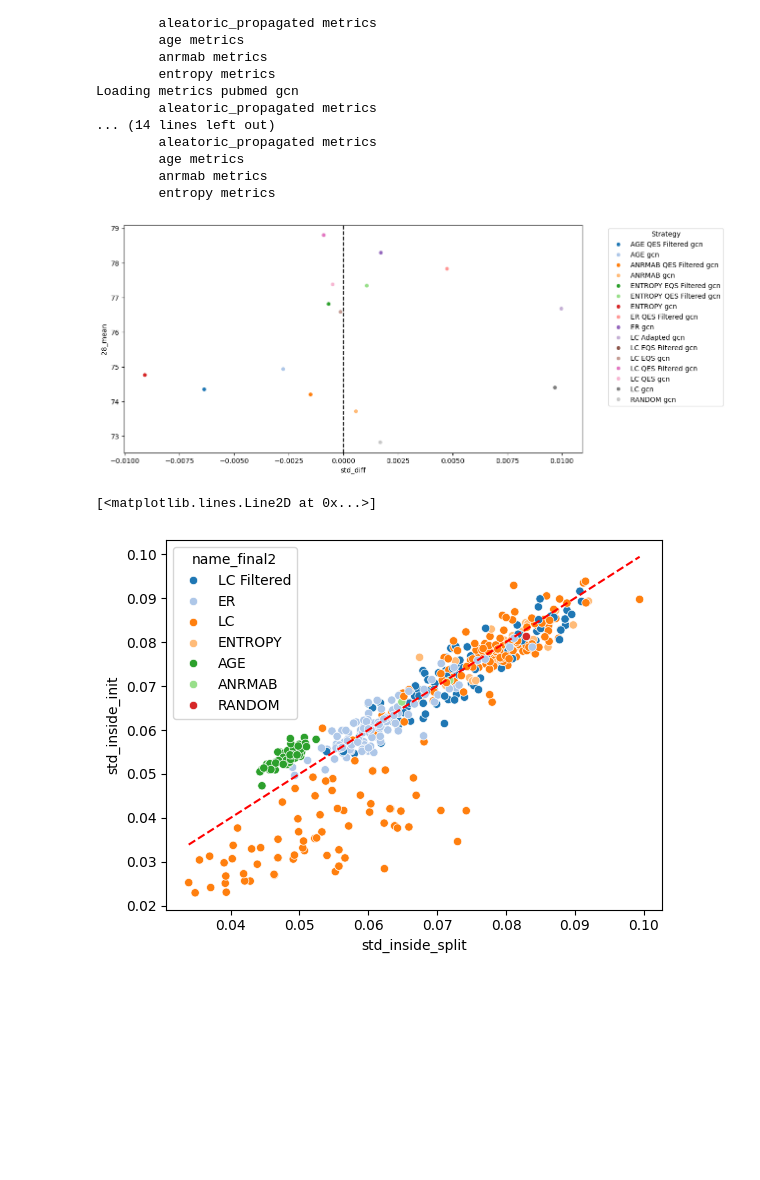
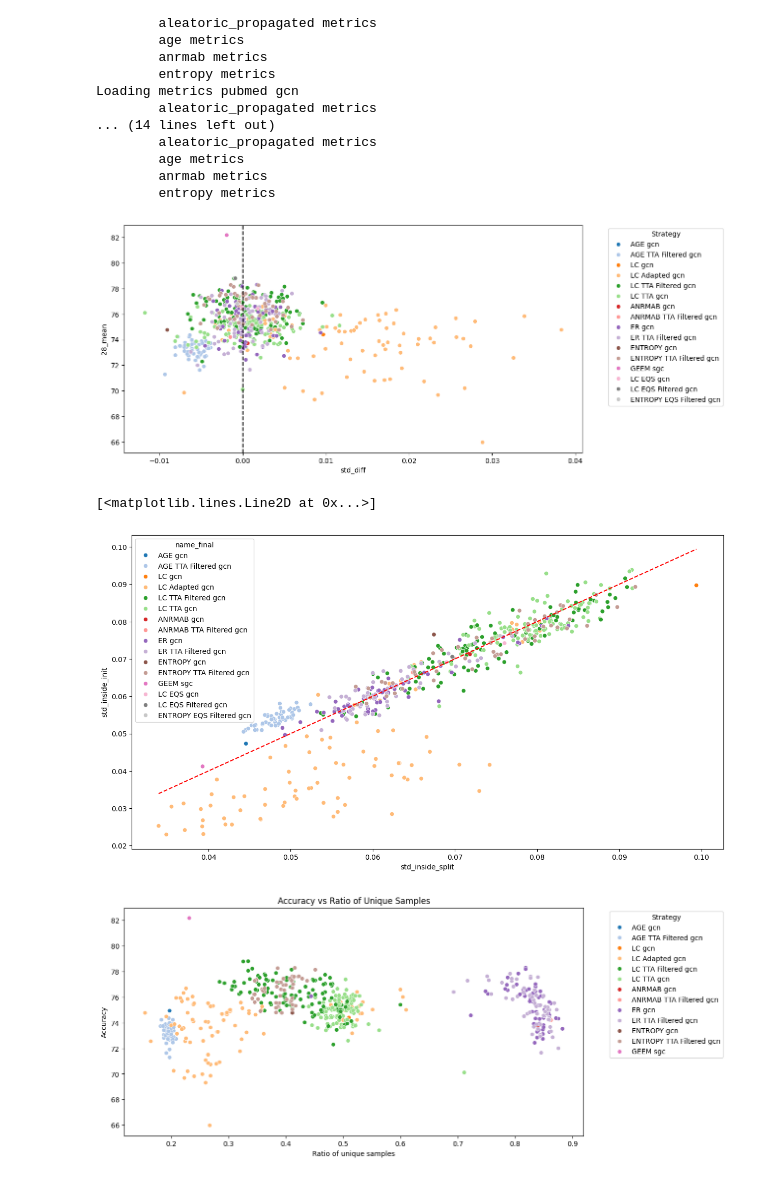
Before and after one commit to drigba/uq-for-al-on-graphs, a Jupyter notebook: notebooks/plot_indexes.ipynb, the cells around one changed output. Cells and saved outputs as stored; diff of their text form; code cells hidden in the pictures; blank space fills up the shorter version.

```diff
--- a/notebooks/plot_indexes.ipynb
+++ b/notebooks/plot_indexes.ipynb
@@ -82,7 +82,7 @@ for d_m_key in [("cora_ml", "sgc"), ("cora_ml", "gcn")]:
     df_tmp["max_acquired"] = [i[1].max().item() for i in l]
     df_tmp["max_acquired_index"] = [i[1].argmax().item() for i in l]
     df_tmp["strategy"] = [i.split("_")[0] for i in df_tmp.index]
-    df_tmp["tta"] = ["QES" if ("probs" in i) or ("logits" in i) or ("latent" in i)  else "EQS" if "tta" in i else "NO" for i in df_tmp.index]
+    df_tmp["tta"] = ["TTA" if ("probs" in i) or ("logits" in i) or ("latent" in i)  else "EQS" if "tta" in i else "NO" for i in df_tmp.index]
     df_tmp["filter"] = [True if "_filter" in i else False for i in df_tmp.index]
     if len(df_tmp.loc[(df_tmp["tta"] == "EQS"), "strategy"]) > 0:
         df_tmp.loc[(df_tmp["tta"] == "EQS"), "strategy"] = [x.split("_")[4] for x in df_tmp.loc[(df_tmp["tta"] == "EQS")].index]
@@ -98,6 +98,8 @@ for d_m_key in [("cora_ml", "sgc"), ("cora_ml", "gcn")]:
     df_combined.append(df_tmp)
 
 big_cora_df = pd.concat(df_combined)
+# %%
+big_cora_df["num_diff"] = big_cora_df["num_acquired_by_init"] - big_cora_df["num_acquired_by_split"]
 # %%
 def init_split_std(accuracy_array):
     bins = np.array(np.array_split(accuracy_array, len(accuracy_array) // 5))
@@ -109,32 +111,56 @@ def init_split_std(accuracy_array):
     mean_diff = np.mean(diff)
     return mean_diff, np.std(diff),np.mean(std_inside_split), np.mean(std_inside_init),diff
 # %%
-gcn_cora_df = big_cora_df.loc[big_cora_df["model"] == "gcn"].copy()
+gcn_cora_df = big_cora_df.loc[(big_cora_df["model"] == "gcn")].copy()
+geem = big_cora_df.loc[(big_cora_df["strategy"] == "GEEM")].copy()
 
 gcn_cora_df["std_diff"] = [init_split_std(all_metrics[("cora_ml", "gcn")]["_".join(x.split("_")[:-1])][3]["accuracy/test"])[0] for x in gcn_cora_df.index]
+geem["std_diff"] = [init_split_std(all_metrics[("cora_ml", "sgc")]["_".join(x.split("_")[:-1])][3]["accuracy/test"])[0] for x in geem.index]
 
 gcn_cora_df["std_inside_split"] = [init_split_std(all_metrics[("cora_ml", "gcn")]["_".join(x.split("_")[:-1])][3]["accuracy/test"])[2] for x in gcn_cora_df.index]
 gcn_cora_df["std_inside_init"] = [init_split_std(all_metrics[("cora_ml", "gcn")]["_".join(x.split("_")[:-1])][3]["accuracy/test"])[3] for x in gcn_cora_df.index]
+
+geem["std_inside_split"] = [init_split_std(all_metrics[("cora_ml", "sgc")]["_".join(x.split("_")[:-1])][3]["accuracy/test"])[2] for x in geem.index]
+geem["std_inside_init"] = [init_split_std(all_metrics[("cora_ml", "sgc")]["_".join(x.split("_")[:-1])][3]["accuracy/test"])[3] for x in geem.index]
+
+gcn_cora_df = pd.concat([gcn_cora_df, geem], axis=0)
+gcn_cora_df.sort_index(inplace=True)
 # %%
 highest_28_mean = gcn_cora_df.loc[gcn_cora_df.groupby("name_final")["28_mean"].idxmax()]
 # %%
 plt.figure(figsize=(12,6))
 # to_plot = pd.concat([gcn_cora_df[gcn_cora_df.index.str.contains("None")], highest_28_mean], axis=0)
-to_plot = highest_28_mean
+# to_plot = highest_28_mean
+to_plot = gcn_cora_df
 sns.scatterplot(data=to_plot, x="std_diff", y="28_mean", hue="name_final", palette="tab20")
 plt.axvline(0, color='black', linestyle='--')
 plt.legend(bbox_to_anchor=(1.05, 1), loc='upper left', title="Strategy")
 plt.show()
 # %% [output]
-[figure, old version]
+[figure, new version]
 # %%
-sns.scatterplot(data=gcn_cora_df, x="std_inside_split", y="std_inside_init", hue="name_final2", palette="tab20")
+plt.figure(figsize=(15,8))
+sns.scatterplot(data=gcn_cora_df, x="std_inside_split", y="std_inside_init", hue="name_final", palette="tab20")
 plt.plot([gcn_cora_df["std_inside_split"].min(), gcn_cora_df["std_inside_split"].max()],
          [gcn_cora_df["std_inside_split"].min(), gcn_cora_df["std_inside_split"].max()],
          color='red', linestyle='--', label='x=y')
 # %% [output]
 [<matplotlib.lines.Line2D at 0x...>]
-[figure, old version]
+[figure, new version]
+# %%
+to_plot = big_cora_df[ ~(big_cora_df["tta"] == "EQS")  &( (big_cora_df["model"] == "gcn") |(big_cora_df["strategy"] == "GEEM")) ].copy()
+to_plot.sort_index(inplace=True)
+plt.figure(figsize=(12,6))
+sns.scatterplot(data=to_plot, x="num_acquired_indices", y="28_mean", hue="name_final", palette="tab20")
+plt.xlabel("Ratio of unique samples")
+plt.ylabel("Accuracy")
+plt.title("Accuracy vs Ratio of Unique Samples")
+plt.legend(bbox_to_anchor=(1.05, 1), loc='upper left', title="Strategy")
+# plt.legend( loc='best', title="Strategy")
+
+plt.show()
+# %% [output]
+[figure, added]
 # %%
 to_plot = big_cora_df[~big_cora_df.index.str.contains("iquery") &  ~(big_cora_df["tta"] == "EQS") & ~big_cora_df.index.str.contains("educated") &( (big_cora_df["model"] == "gcn") |(big_cora_df["strategy"] == "GEEM")) ].copy()
 to_plot.sort_index(inplace=True)
```
Also changed, not shown: parts of 4 cells of this notebook, 5 other files.
